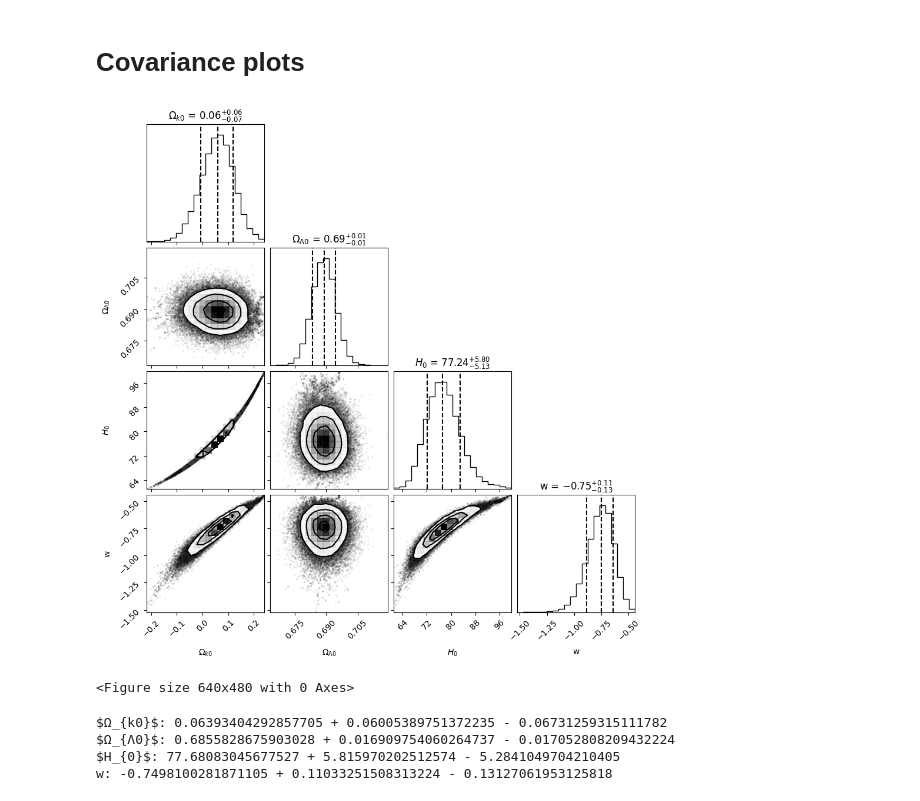
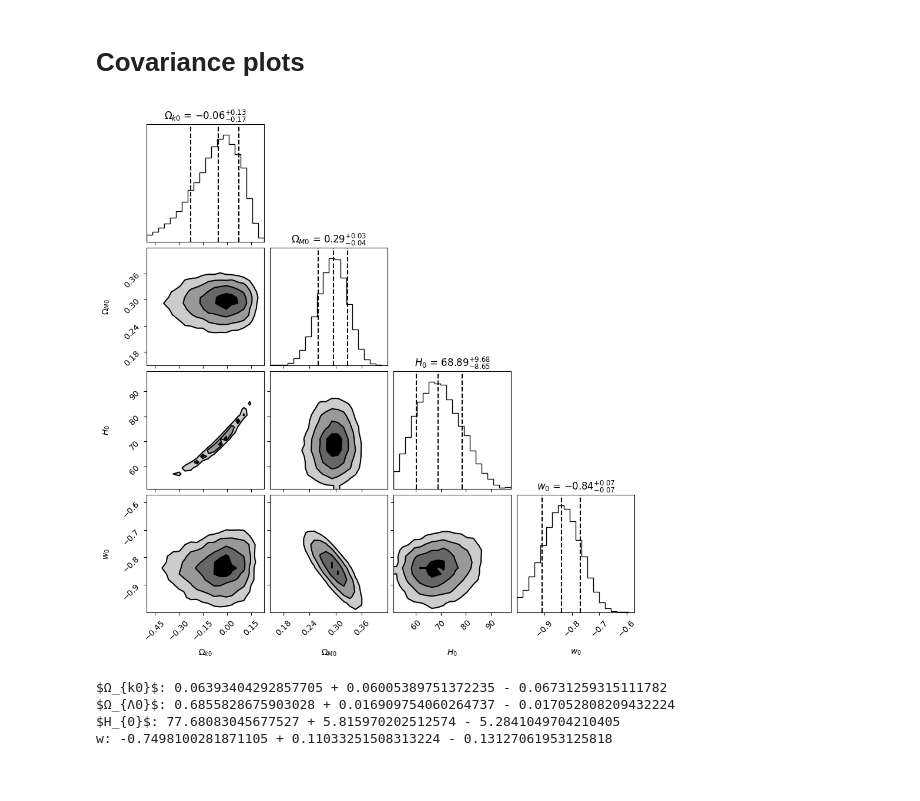
Before and after one commit to LightningMinion/Supernova-Cosmology, a Jupyter notebook: wCDM, MCMC.ipynb, the cells around one changed output. Cells and saved outputs as stored; diff of their text form; code cells hidden in the pictures.

```diff
--- a/wCDM, MCMC.ipynb
+++ b/wCDM, MCMC.ipynb
@@ -18,8 +18,8 @@ megaparsec = 3.0856775814913673 * 10**10
 #order of variables: z, omega_k, omega_M, omega_DE, H0, rc
 
 def Friedmann_eq2(z, theta):
-    omega_k, omega_DE, H0, w = theta
-    omega_M = 1 - omega_k - omega_DE
+    omega_k, omega_M, H0, w = theta
+    omega_DE = 1 - omega_k - omega_M
     H2 = (omega_M*(1+z)**3 + omega_DE*(1+z)**(3*(1+w)) - omega_k*(1+z)**2)
     return H2
 
@@ -40,7 +40,7 @@ def Sk(omega_k, H0, rc): #units issue?
     return (c/(H0*np.sqrt(omega_k)))*np.sinh(np.sqrt(omega_k)*rc)
 
 def dist_modulus(z, theta):
-    omega_k, omega_DE, H0, w = theta
+    omega_k, omega_M, H0, w = theta
     rc = co_moving_dist(z, theta)
     s_k = Sk(omega_k, H0, rc)
     dl = (1+z)*s_k
@@ -76,26 +76,28 @@ Priors are: {k=0, H0~70, etc}
 
 Should priors be uniform or Gaussian over the range? - use uniform unless I have good reasons to use a Gaussian (eg if I use the Planck result as a prior, the prior could be a Gaussian with st dev being the error given by Planck)
 # %%
-H0_prior = 73.3
-H0_stdev_prior = 1.04
+H0_prior = 69.02
+H0_stdev_prior = 2.08*5
 omega_DE_prior = 0.6889
 omega_DE_stdev_prior = 0.0056
+omega_M_prior = 0.31
+omega_M_stdev_prior = 0.04
 
 def log_prior(theta, z):
-    omega_k, omega_DE, H0, w = theta
+    omega_k, omega_M, H0, w0 = theta
     H2 = Friedmann_eq2(z, theta)
-    if not (-1<omega_k<1 and np.all(H2>0) and -3<w<-0.01 and 20<H0<100):
+    if not (-0.5<omega_k<0.5 and np.all(H2>0) and -1<w0<1 and H0>0):
         return -np.inf
-    return -0.5*(omega_DE-omega_DE_prior)**2/omega_DE_stdev_prior**2
+    return -0.5*(omega_M-omega_M_prior)**2/omega_M_stdev_prior**2 -0.5*(H0-H0_prior)**2/H0_stdev_prior**2
 
 nparams = 4
 nwalkers = 50
 pos = np.zeros((nwalkers, nparams))
 for i in range(len(pos)):
     pos[i][0] = np.random.uniform(-0.005, 0.005)
-    pos[i][1] = np.random.uniform(0.6, 0.75)
+    pos[i][1] = np.random.uniform(0.2, 0.4)
     pos[i][2] = np.random.uniform(20, 100)
-    pos[i][3] = np.random.uniform(-3,-0.01)
+    pos[i][3] = np.random.uniform(-1,1)
 # %% [markdown]
 # Likelihood function
 # %%
@@ -117,7 +119,7 @@ def log_probability(theta, z, mu, covmatrix_inv):
 # %% [markdown]
 Questions to investigate: how many chains should I discard? What is burn in? How many walkers do I need? How many steps should the walkers take?
 # %%
-nsteps = 19000 #number of steps walkers take
+nsteps = 5000 #number of steps walkers take
 nwalkers, ndim = pos.shape
 sampler = emcee.EnsembleSampler(
     nwalkers, ndim, log_probability, args = (sn_z, sn_mu, covmat_inv)
@@ -144,11 +146,11 @@ State([[ 1.04404057e-01  6.72776443e-01  8.17467044e+01 -7.09196026e-01]
 # %%
-sampler.run_mcmc(None, 5000, progress = True)
-ndiscard = 2000 #how many steps at the beginning of the chain to discard
+sampler.run_mcmc(None, 30000, progress = True)
+ndiscard = 200 #how many steps at the beginning of the chain to discard
 flat_samples = sampler.get_chain(discard = ndiscard, thin = 15, flat = True)
 
 fig, axes = plt.subplots(nparams, figsize=(10, 7), sharex=True)
 samples = sampler.get_chain()
-labels = ["$Ω_{k0}$", "$Ω_{Λ0}$", "$H_{0}$", "w"]
+labels = ["$Ω_{k0}$", "$Ω_{M0}$", "$H_{0}$", "$w_{0}$"]
 for i in range(ndim):
     ax = axes[i]
     ax.plot(samples[:, :, i], "k", alpha=0.3)
@@ -157,6 +159,6 @@ for i in range(ndim):
     ax.yaxis.set_label_coords(-0.1, 0.5)
 
 axes[-1].set_xlabel("step number");
-plt.savefig("walkers_wCDM.png")
+#plt.savefig("walkers_wCDM.png")
 print(f"autocorrelation time is {sampler.get_autocorr_time()}")
 # %% [output]
@@ -167,18 +200,17 @@ autocorrelation time is [420.80609092  90.52796342 442.35622624 367.14350839]
 # %%
 #fig, axs = plt.subplots(4,4)
 fig = corner.corner(
-    flat_samples, labels = labels, quantiles=[0.16,0.5,0.84], show_titles=True, title_kwargs={"fontsize": 12}
+    flat_samples, labels = labels, quantiles=[0.16,0.5,0.84], show_titles=True, title_kwargs={"fontsize": 12}, plot_datapoints=False, fill_contours = True
 )
 #axs[0,0].set_facecolor("lightblue")
 plt.show()
 #plt.suptitle('CORNER PLOT')
 #plt.savefig('test_corner.png')
 #plt.show()
 plt.close()
-plt.savefig("corner_wCDM.png")
+#plt.savefig("corner_wCDM.png")
 # %% [output]
-[figure, old version]
+[figure, new version]
-<Figure size 640x480 with 0 Axes>
 # %%
 with open("flat_samples_wCDM.txt", "a") as f:
     samples = sampler.get_chain(flat = True)
```
Also changed, not shown: parts of 2 cells of this notebook, 27 other files.
